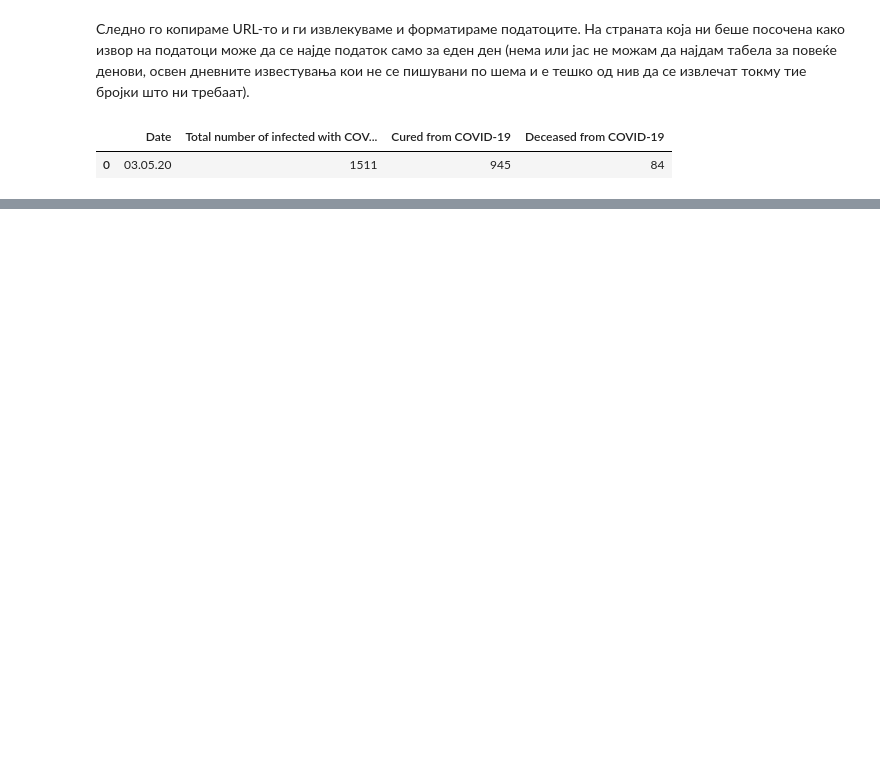
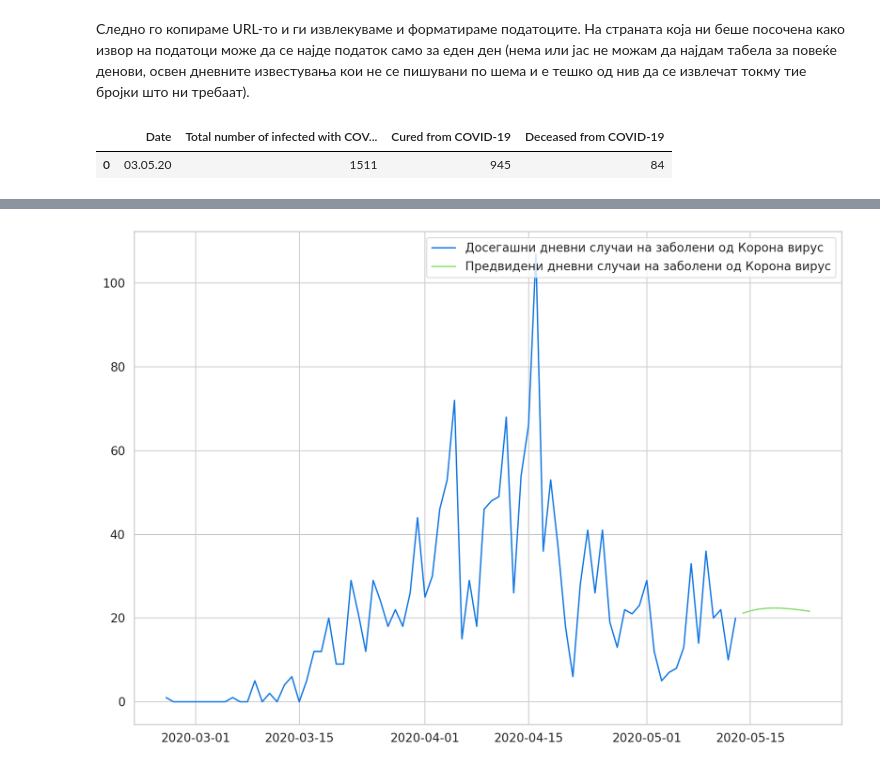
Before and after one commit to angela-kralevska/COVID19_MK_project, a Jupyter notebook: COVID_project.ipynb, the cells around one changed output, grey strips where cells are left out. Cells and saved outputs as stored; diff of their text form; code cells hidden in the pictures; blank space fills up the shorter version.

```diff
--- a/COVID_project.ipynb
+++ b/COVID_project.ipynb
@@ -219 +314,8 @@ plt.legend(['Заболени', 'Излечени', 'Починати'], loc='up
+# %%
+model = COVID19_Predict(
+  n_features=1,
+  n_hidden=512,
+  seq_len=seq_length,
+  n_layers=3
+)
 # %% [markdown]
@@ -435,0 +361,30 @@ Epoch 50 train loss: 1.271017074584961 test loss: 0.10238709300756454
+# %%
+with torch.no_grad():
+  seq = X_train[:1]
+  predictions = []
+  for a in range(10):
+    p = model(seq)
+    prediction = torch.flatten(p).item()
+    predictions.append(prediction)
+    new_sequence = seq.numpy().flatten()
+    new_sequence = np.append(new_sequence, [pred])
+    new_sequence = new_sequence[1:]
+    seq = torch.as_tensor(new_sequence).view(1, seq_length, 1).float()
+
+cases_pred = scaler.inverse_transform(
+  np.expand_dims(predictions, axis=0)
+).flatten()
+
+
+index_pred = pd.date_range(
+  start='2020-05-13',
+  periods=11,
+  closed='right'
+)
+
+predicted_cases = pd.Series(
+  data=cases_pred,
+  index=index_pred
+)
+
+predicted_cases
@@ -435,0 +403,9 @@ Epoch 50 train loss: 1.271017074584961 test loss: 0.10238709300756454
+# %%
+new = cov_mk.drop(['Датум', 'Излечени', 'Починати'], axis=1)
+new.index = cov_mk['Датум']
+
+plt.plot(new, label='Досегашни дневни случаи на заболени од Корона вирус')
+plt.plot(predicted_cases, label='Предвидени дневни случаи на заболени од Корона вирус')
+plt.legend();
+# %% [output]
+[figure, added]
```
Also changed, not shown: parts of 31 cells of this notebook.
